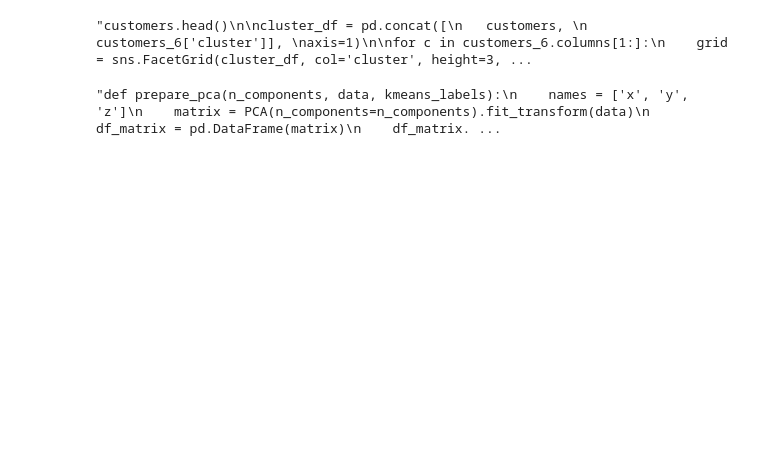
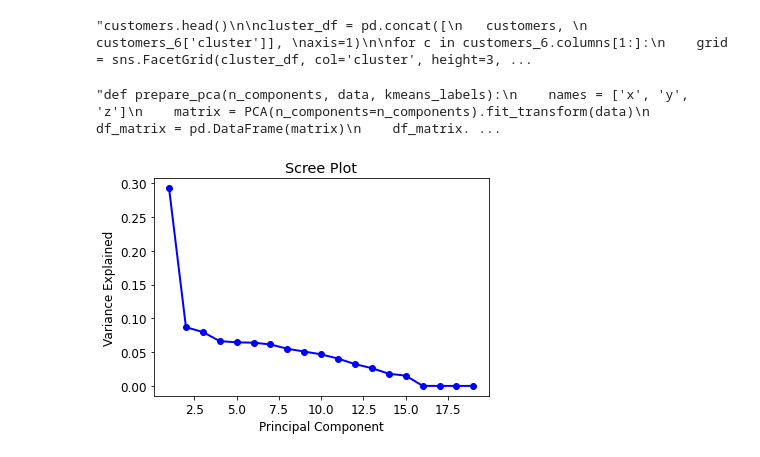
Before and after one commit to AlessiaLa/H-M-Customer-Segmentation-CRISP-DM, a Jupyter notebook: H&M Sales CRISP-DM Analysis.ipynb, the cells around one changed output. Cells and saved outputs as stored; diff of their text form; code cells hidden in the pictures; blank space fills up the shorter version.

```diff
--- a/H&M Sales CRISP-DM Analysis.ipynb
+++ b/H&M Sales CRISP-DM Analysis.ipynb
@@ -1714,3 +1714,22 @@ for c in customers_6.columns[1:]:
     return df_matrix'''
 # %% [output]
 "def prepare_pca(n_components, data, kmeans_labels):\n    names = ['x', 'y', 'z']\n    matrix = PCA(n_components=n_components).fit_transform(data)\n    df_matrix = pd.DataFrame(matrix)\n    df_matrix. ...
+# %%
+# We plot the variance that the features have for the overall data. We are now considering all the features of data and check
+# the variance explained by the components.
+
+from sklearn.decomposition import PCA
+
+customers_5 = customers_4.drop('cluster',1)
+customers_no_id = customers_4.drop('customer_id',1)
+
+
+pca = PCA(copy=True).fit(customers_no_id)
+PC_values = np.arange(pca.n_components_) + 1
+plt.plot(PC_values, pca.explained_variance_ratio_, 'o-', linewidth=2, color='blue')
+plt.title('Scree Plot')
+plt.xlabel('Principal Component')
+plt.ylabel('Variance Explained')
+plt.show()
+# %% [output]
+[figure, added]
```
Also changed, not shown: parts of 31 cells of this notebook.
